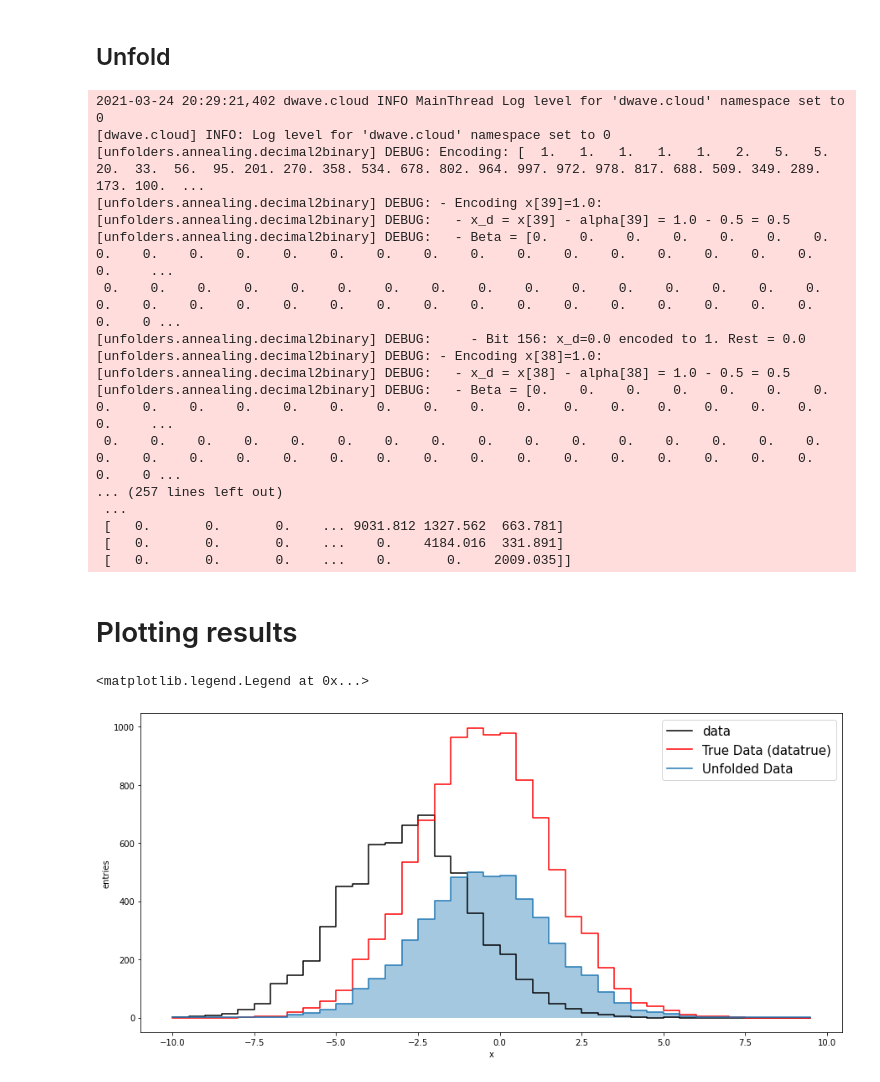
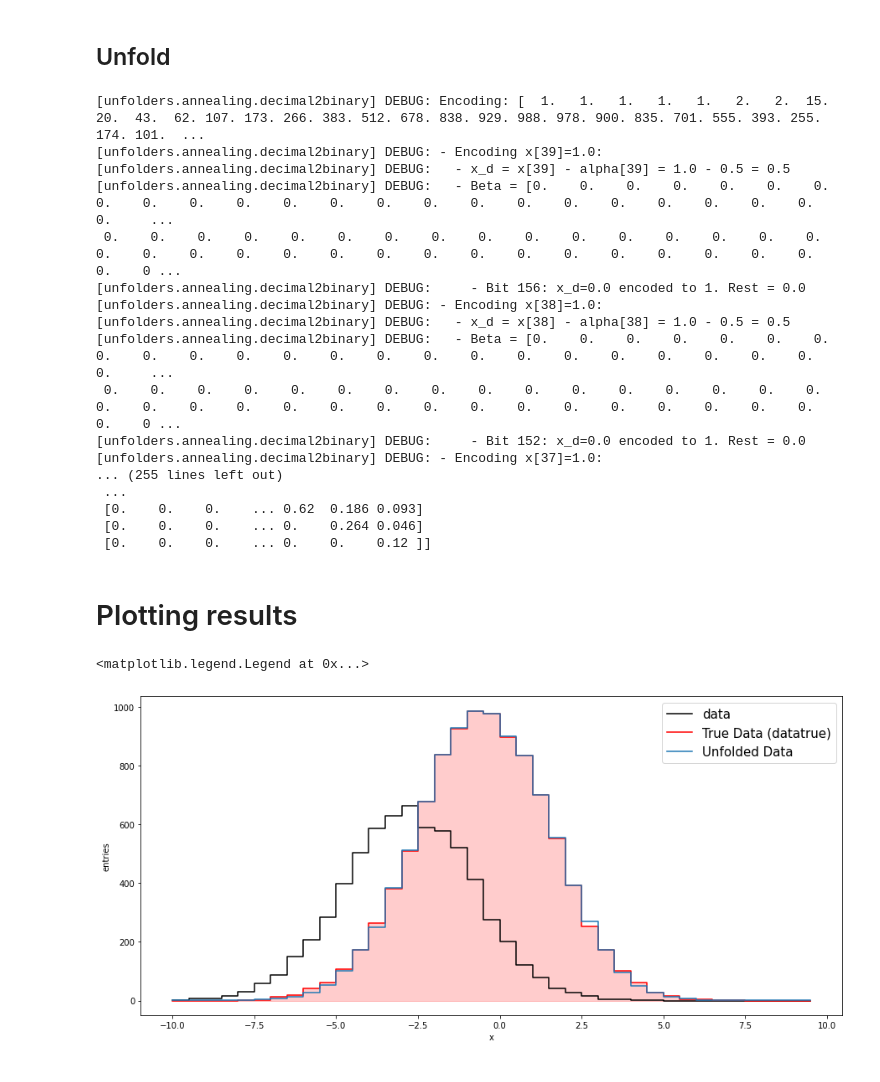
Before and after one commit to peguerosdc/unfolding_benchmark, a Jupyter notebook: example - simulated annealing.ipynb, the cells around one changed output. Saved outputs shown, nothing was run; the diff lists cells and outputs as text; code cells hidden in the pictures.

Commit message:
Translating events R matrix to probabilities

```diff
--- a/example - simulated annealing.ipynb
+++ b/example - simulated annealing.ipynb
@@ -84,7 +95,7 @@ for i in range(1, data.GetNbinsX()):
 # map to numpy arrays
 xinipy, xinipy_edges = root_numpy.hist2array(xini, return_edges=True)
 binipy, binipy_edges = root_numpy.hist2array(bini, return_edges=True)
-Adetpy, Adetpy_edges = root_numpy.hist2array(Adet, return_edges=True)
+Adetpy_events, Adetpy_edges = root_numpy.hist2array(Adet, return_edges=True)
 
 # Data
 datapy, datapy_edges = root_numpy.hist2array(data, return_edges=True)
@@ -92,3 +103,5 @@ datapy, datapy_edges = root_numpy.hist2array(data, return_edges=True)
 datatruepy, datatruepy_edges = root_numpy.hist2array(datatrue, return_edges=True)
 # Statistical covariance matrix
 statcovpy, statcovpy_edges = root_numpy.hist2array(statcov, return_edges=True)
+# Turn Adetpy from number of events to probabilities (to use it with quantum annealing)
+Adetpy = np.true_divide(Adetpy_events, xinipy, where=xinipy!=0)
@@ -135,14 +174,12 @@ from unfolders.annealing import QUBOUnfolder, backends
 # unfold with simulated annealing
 # adding +1 to avoid division over zero
 unfolder_annealing = QUBOUnfolder(
-    datatruepy+1, Adetpy, datapy, n_bits=4, weight_regularization=0
+    datatruepy+1, Adetpy, datapy, n_bits=4, weight_regularization=0.5
 )
 annealer = backends.SimulatedAnnealingBackend(50)
 x_unfolded = unfolder_annealing.solve(annealer)
 # %% [output]
-2021-03-24 20:29:21,402 dwave.cloud INFO MainThread Log level for 'dwave.cloud' namespace set to 0
-[dwave.cloud] INFO: Log level for 'dwave.cloud' namespace set to 0
-[unfolders.annealing.decimal2binary] DEBUG: Encoding: [  1.   1.   1.   1.   1.   2.   5.   5.  20.  33.  56.  95. 201. 270. 358. 534. 678. 802. 964. 997. 972. 978. 817. 688. 509. 349. 289. 173. 100.  ...
+[unfolders.annealing.decimal2binary] DEBUG: Encoding: [  1.   1.   1.   1.   1.   2.   2.  15.  20.  43.  62. 107. 173. 266. 383. 512. 678. 838. 929. 988. 978. 900. 835. 701. 555. 393. 255. 174. 101.  ...
 [unfolders.annealing.decimal2binary] DEBUG: - Encoding x[39]=1.0:
 [unfolders.annealing.decimal2binary] DEBUG:   - x_d = x[39] - alpha[39] = 1.0 - 0.5 = 0.5
 [unfolders.annealing.decimal2binary] DEBUG:   - Beta = [0.    0.    0.    0.    0.    0.    0.    0.    0.    0.    0.    0.    0.    0.    0.    0.    0.    0.    0.    0.    0.    0.    0.    0.     ...
@@ -152,35 +189,37 @@ x_unfolded = unfolder_annealing.solve(annealer)
 [unfolders.annealing.decimal2binary] DEBUG:   - x_d = x[38] - alpha[38] = 1.0 - 0.5 = 0.5
 [unfolders.annealing.decimal2binary] DEBUG:   - Beta = [0.    0.    0.    0.    0.    0.    0.    0.    0.    0.    0.    0.    0.    0.    0.    0.    0.    0.    0.    0.    0.    0.    0.    0.     ...
  0.    0.    0.    0.    0.    0.    0.    0.    0.    0.    0.    0.    0.    0.    0.    0.    0.    0.    0.    0.    0.    0.    0.    0.    0.    0.    0.    0.    0.    0.    0.    0.    0.    0 ...
-... (257 lines left out)
+[unfolders.annealing.decimal2binary] DEBUG:     - Bit 152: x_d=0.0 encoded to 1. Rest = 0.0
+[unfolders.annealing.decimal2binary] DEBUG: - Encoding x[37]=1.0:
+... (255 lines left out)
  ...
- [   0.       0.       0.    ... 9031.812 1327.562  663.781]
- [   0.       0.       0.    ...    0.    4184.016  331.891]
- [   0.       0.       0.    ...    0.       0.    2009.035]]
+ [0.    0.    0.    ... 0.62  0.186 0.093]
+ [0.    0.    0.    ... 0.    0.264 0.046]
+ [0.    0.    0.    ... 0.    0.    0.12 ]]
 # %% [markdown]
 # Plotting results
 # %%
 # re-scale xini
 # xini.Scale(0.7 * datatrue.Integral() / xini.Integral())
 # xinipy, xinipy_edges = root_numpy.hist2array(xini, return_edges=True)
 
 axis = xinipy_edges[0][:-1]
 plt.figure(figsize=(15, 7))
 
 # plot the distribution from which the Response matrix is taken
 # plt.step(axis, xinipy, fillstyle="bottom", label="True MC ($x_{ini}$)")
 # plt.fill_between(axis, xinipy, step="pre", alpha=0.4)
 # plot what was measured
 plt.step(axis, datapy, fillstyle="bottom", label="data", color="black")
 # plot the true data that generated the measurement
 plt.step(axis, datatruepy, fillstyle="bottom", label="True Data (datatrue)", color="red")
+plt.fill_between(axis, datatruepy, color="red", step="pre", alpha=0.2)
 # plot unfolded
 plt.step(axis, x_unfolded, fillstyle="bottom", label="Unfolded Data")
-plt.fill_between(axis, x_unfolded, step="pre", alpha=0.4)
 
 plt.xlabel("x")
 plt.ylabel("entries")
 plt.legend(prop={'size': 15})
 # %% [output]
 <matplotlib.legend.Legend at 0x...>
-[figure, old version]
+[figure, new version]
```
Also changed, not shown: parts of 10 cells of this notebook.
